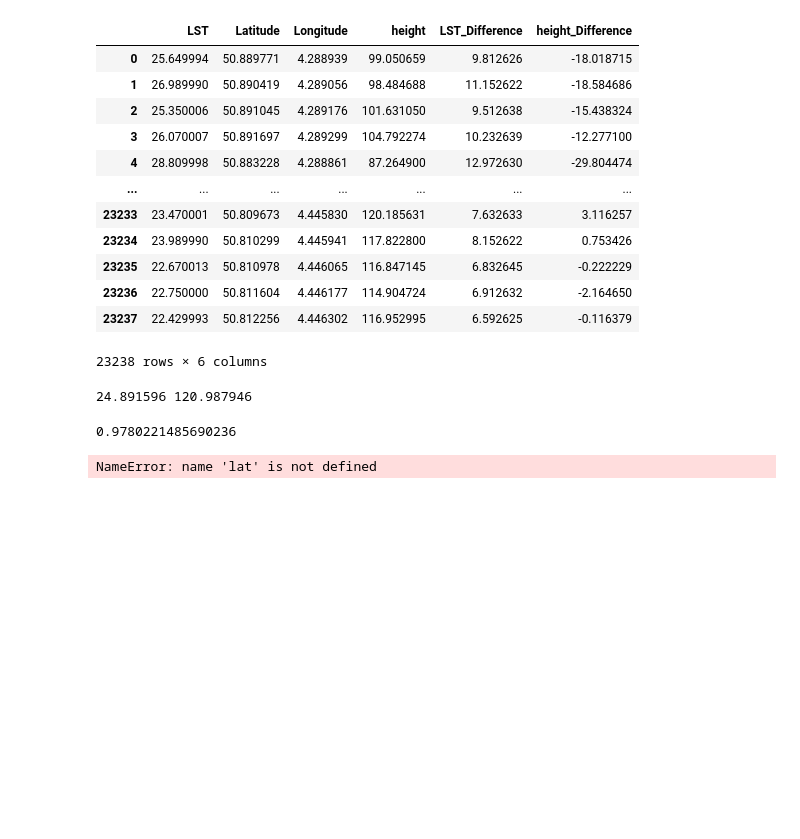
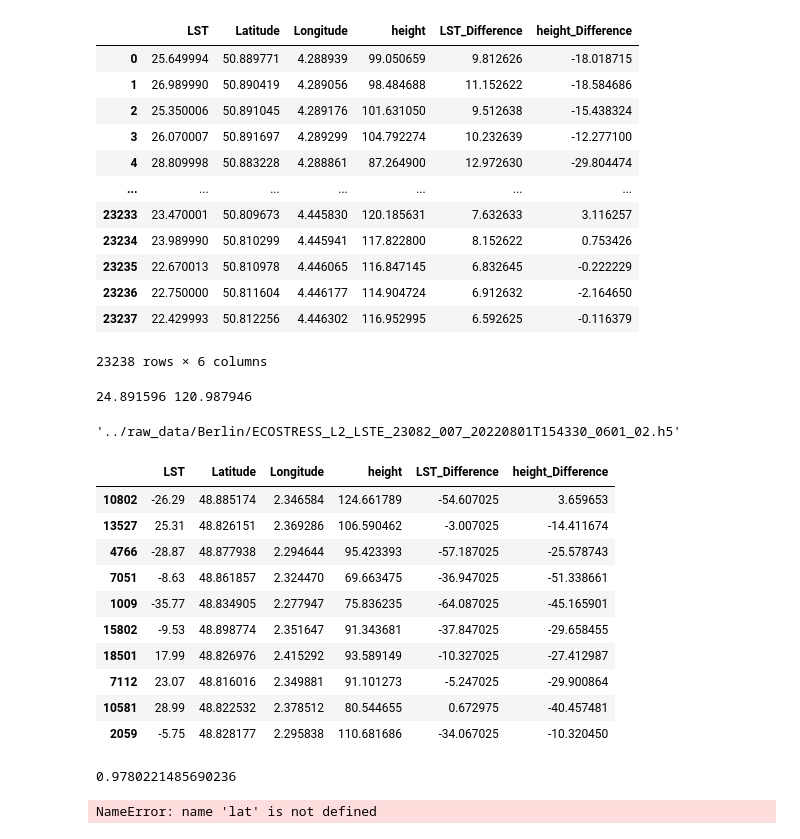
Before and after one commit to b-fa-ce/future_proofing_cities, a Jupyter notebook: notebooks/notebook.ipynb, the cells around one changed output. Drawn from its saved outputs; the diff is of its cells as text; code cells hidden in the pictures; blank space fills up the shorter version.

Commit message:
LST and elevation data to csv: paths os indpendent

```diff
--- a/notebooks/notebook.ipynb
+++ b/notebooks/notebook.ipynb
@@ -473,3 +473,13 @@ convert2df_coord(*import_city_data("Brussels"), *CITY_BOUNDING_BOXES['Brussels']
 df_Paris = convert2df_coord(*import_city_data("Paris"), *CITY_BOUNDING_BOXES['Paris'])
 # %% [output]
 24.891596 120.987946
+# %%
+import os
+
+INPUT_PATH = os.path.join('..','raw_data')
+OUTPUT_PATH = os.path.join('..','processed_data')
+folder_path = os.path.join(INPUT_PATH, 'Berlin','')
+glob.glob(folder_path + 'ECOSTRESS_L2*')[0]
+# folder_path
+# %% [output]
+'../raw_data/Berlin/ECOSTRESS_L2_LSTE_23082_007_20220801T154330_0601_02.h5'
@@ -476,3 +488,17 @@ df_Paris = convert2df_coord(*import_city_data("Paris"), *CITY_BOUNDING_BOXES['Pa
+# %%
+pd.read_csv('../processed_data/Paris.csv').sample(10)
+# %% [output]
+|  | LST | Latitude | Longitude | height | LST_Difference | height_Difference |
+| 10802 | -26.29 | 48.885174 | 2.346584 | 124.661789 | -54.607025 | 3.659653 |
+| 13527 | 25.31 | 48.826151 | 2.369286 | 106.590462 | -3.007025 | -14.411674 |
+| 4766 | -28.87 | 48.877938 | 2.294644 | 95.423393 | -57.187025 | -25.578743 |
+| 7051 | -8.63 | 48.861857 | 2.324470 | 69.663475 | -36.947025 | -51.338661 |
+| 1009 | -35.77 | 48.834905 | 2.277947 | 75.836235 | -64.087025 | -45.165901 |
+| 15802 | -9.53 | 48.898774 | 2.351647 | 91.343681 | -37.847025 | -29.658455 |
+| 18501 | 17.99 | 48.826976 | 2.415292 | 93.589149 | -10.327025 | -27.412987 |
+| 7112 | 23.07 | 48.816016 | 2.349881 | 91.101273 | -5.247025 | -29.900864 |
+| 10581 | 28.99 | 48.822532 | 2.378512 | 80.544655 | 0.672975 | -40.457481 |
+| 2059 | -5.75 | 48.828177 | 2.295838 | 110.681686 | -34.067025 | -10.320450 |
 # %%
 df_Paris.to_csv('../raw_data/csv/Paris.csv')
 # %%
```
Also changed, not shown: parts of 1 cell of this notebook, 5 other files.
